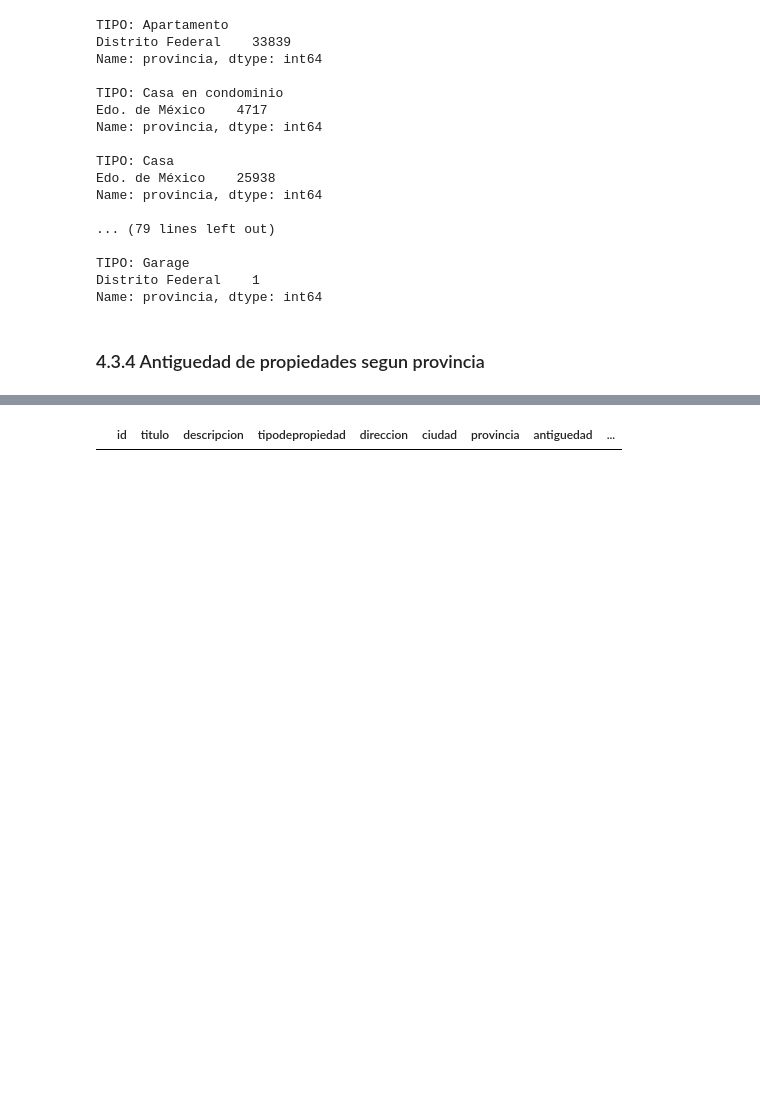
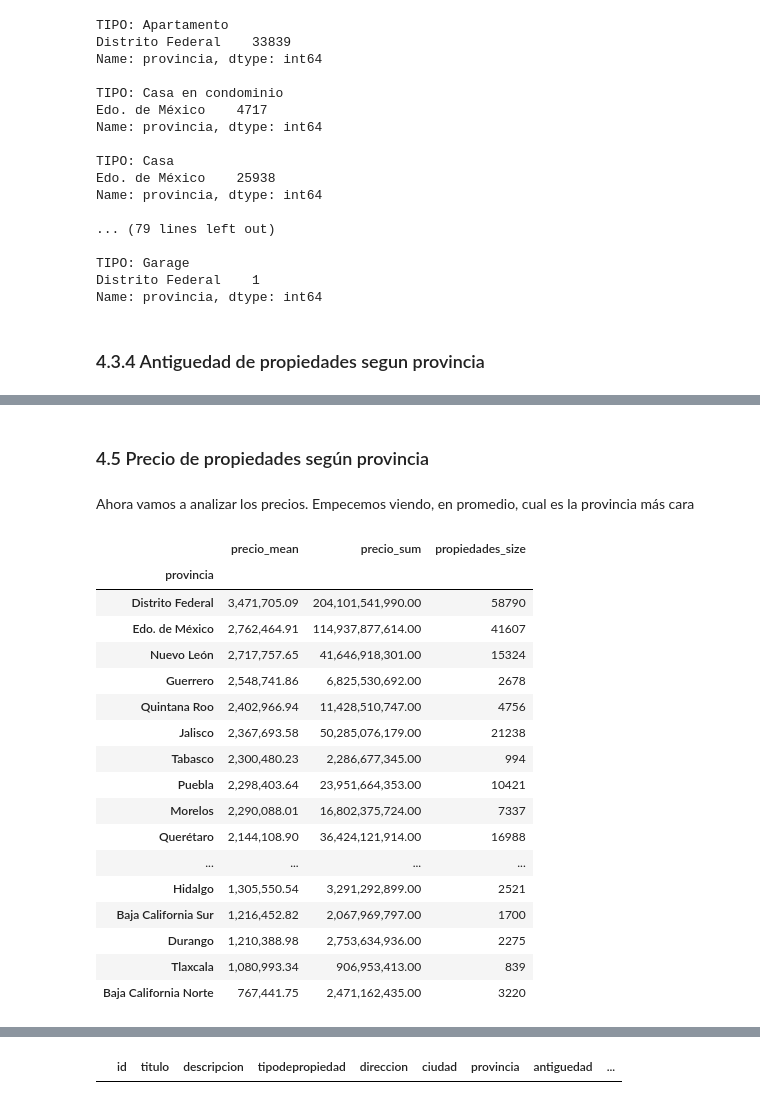
Before and after one commit to tomasSabao/TP1-OrganizacionDeDatos, a Jupyter notebook: TP1.ipynb, the cells around one changed output, grey strips where cells are left out. Cells and saved outputs as stored; diff of their text form; code cells hidden in the pictures; blank space fills up the shorter version.

```diff
--- a/TP1.ipynb
+++ b/TP1.ipynb
@@ -246,0 +311,29 @@ promedio de antiguedad:6.4 años
+# %% [markdown]
+### 4.5 Precio de propiedades según provincia
+# %% [markdown]
+Ahora vamos a analizar los precios. Empecemos viendo, en promedio, cual es la provincia más cara
+# %%
+precio_por_zona = df.groupby('provincia').agg({'precio': ['mean', 'sum','size']})
+precio_por_zona.columns = ['precio_mean','precio_sum','propiedades_size']#no se si es util la sumatoria
+precio_por_zona.sort_values('precio_mean', ascending=False)
+
+#esto de todas, podriamos hacer otro para cada propiedad, casas por ejemplo
+# %% [output]
+|  | precio_mean | precio_sum | propiedades_size |
+| provincia |  |  |  |
+| Distrito Federal | 3,471,705.09 | 204,101,541,990.00 | 58790 |
+| Edo. de México | 2,762,464.91 | 114,937,877,614.00 | 41607 |
+| Nuevo León | 2,717,757.65 | 41,646,918,301.00 | 15324 |
+| Guerrero | 2,548,741.86 | 6,825,530,692.00 | 2678 |
+| Quintana Roo | 2,402,966.94 | 11,428,510,747.00 | 4756 |
+| Jalisco | 2,367,693.58 | 50,285,076,179.00 | 21238 |
+| Tabasco | 2,300,480.23 | 2,286,677,345.00 | 994 |
+| Puebla | 2,298,403.64 | 23,951,664,353.00 | 10421 |
+| Morelos | 2,290,088.01 | 16,802,375,724.00 | 7337 |
+| Querétaro | 2,144,108.90 | 36,424,121,914.00 | 16988 |
+| ... | ... | ... | ... |
+| Hidalgo | 1,305,550.54 | 3,291,292,899.00 | 2521 |
+| Baja California Sur | 1,216,452.82 | 2,067,969,797.00 | 1700 |
+| Durango | 1,210,388.98 | 2,753,634,936.00 | 2275 |
+| Tlaxcala | 1,080,993.34 | 906,953,413.00 | 839 |
+| Baja California Norte | 767,441.75 | 2,471,162,435.00 | 3220 |
```
Also changed, not shown: parts of 35 cells of this notebook.
